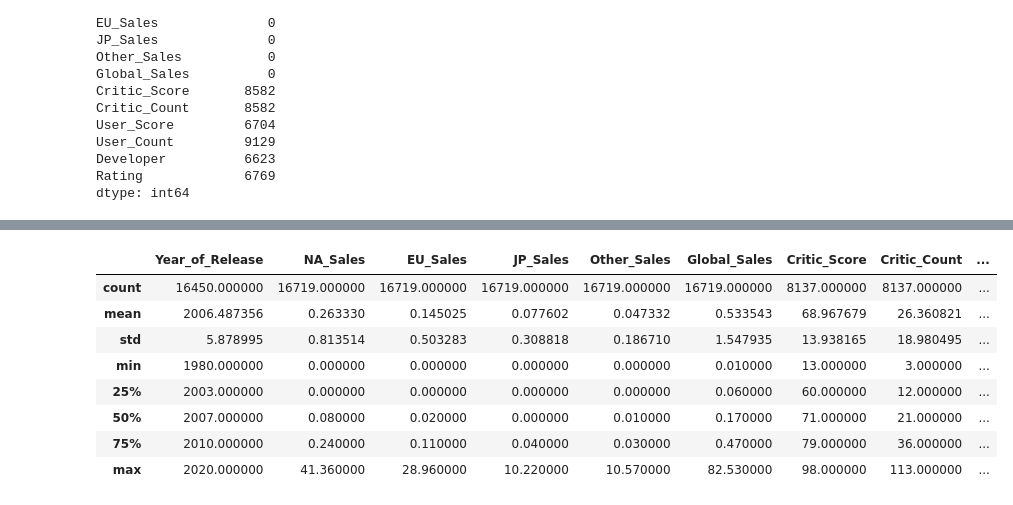
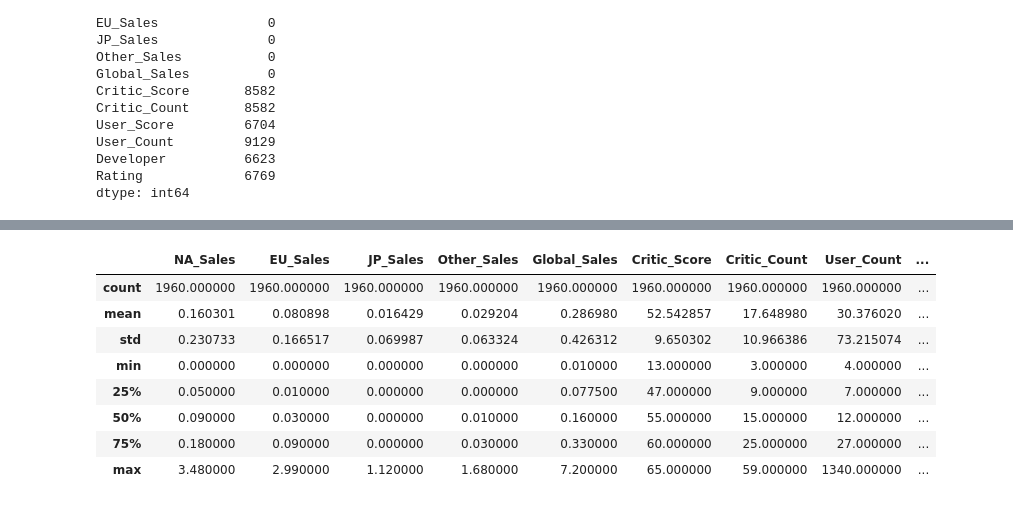
Before and after one commit to Mist3r-R/da-hse-sse-2020, a Jupyter notebook: 15.02_Rogovets.ipynb, the cells around one changed output, grey strips where cells are left out. Drawn from its saved outputs; the diff is of its cells as text; code cells hidden in the pictures.

```diff
--- a/15.02_Rogovets.ipynb
+++ b/15.02_Rogovets.ipynb
@@ -274,0 +318,3 @@ dtype: int64
+# %%
+data = df[cols].copy()
+data.head(2)
@@ -274,0 +327,4 @@ dtype: int64
+# %%
+scaler = MinMaxScaler()
+data[data.columns] = scaler.fit_transform(data[data.columns])
+data.head()
@@ -274,0 +340,6 @@ dtype: int64
+# %%
+kmeans = KMeans(n_clusters=3)
+predicted = kmeans.fit_predict(data)
+# %%
+df['kmeans'] = predicted
+df.head()
@@ -275,12 +353,12 @@ dtype: int64
 # %%
-df.describe()
+df[df.kmeans == 0].describe()
 # %% [output]
-|  | Year_of_Release | NA_Sales | EU_Sales | JP_Sales | Other_Sales | Global_Sales | Critic_Score | Critic_Count | ... |
-| count | 16450.000000 | 16719.000000 | 16719.000000 | 16719.000000 | 16719.000000 | 16719.000000 | 8137.000000 | 8137.000000 | ... |
-| mean | 2006.487356 | 0.263330 | 0.145025 | 0.077602 | 0.047332 | 0.533543 | 68.967679 | 26.360821 | ... |
-| std | 5.878995 | 0.813514 | 0.503283 | 0.308818 | 0.186710 | 1.547935 | 13.938165 | 18.980495 | ... |
-| min | 1980.000000 | 0.000000 | 0.000000 | 0.000000 | 0.000000 | 0.010000 | 13.000000 | 3.000000 | ... |
-| 25% | 2003.000000 | 0.000000 | 0.000000 | 0.000000 | 0.000000 | 0.060000 | 60.000000 | 12.000000 | ... |
-| 50% | 2007.000000 | 0.080000 | 0.020000 | 0.000000 | 0.010000 | 0.170000 | 71.000000 | 21.000000 | ... |
-| 75% | 2010.000000 | 0.240000 | 0.110000 | 0.040000 | 0.030000 | 0.470000 | 79.000000 | 36.000000 | ... |
-| max | 2020.000000 | 41.360000 | 28.960000 | 10.220000 | 10.570000 | 82.530000 | 98.000000 | 113.000000 | ... |
+|  | NA_Sales | EU_Sales | JP_Sales | Other_Sales | Global_Sales | Critic_Score | Critic_Count | User_Count | ... |
+| count | 1960.000000 | 1960.000000 | 1960.000000 | 1960.000000 | 1960.000000 | 1960.000000 | 1960.000000 | 1960.000000 | ... |
+| mean | 0.160301 | 0.080898 | 0.016429 | 0.029204 | 0.286980 | 52.542857 | 17.648980 | 30.376020 | ... |
+| std | 0.230733 | 0.166517 | 0.069987 | 0.063324 | 0.426312 | 9.650302 | 10.966386 | 73.215074 | ... |
+| min | 0.000000 | 0.000000 | 0.000000 | 0.000000 | 0.010000 | 13.000000 | 3.000000 | 4.000000 | ... |
+| 25% | 0.050000 | 0.010000 | 0.000000 | 0.000000 | 0.077500 | 47.000000 | 9.000000 | 7.000000 | ... |
+| 50% | 0.090000 | 0.030000 | 0.000000 | 0.010000 | 0.160000 | 55.000000 | 15.000000 | 12.000000 | ... |
+| 75% | 0.180000 | 0.090000 | 0.000000 | 0.030000 | 0.330000 | 60.000000 | 25.000000 | 27.000000 | ... |
+| max | 3.480000 | 2.990000 | 1.120000 | 1.680000 | 7.200000 | 65.000000 | 59.000000 | 1340.000000 | ... |
```
Also changed, not shown: parts of 24 cells of this notebook.
